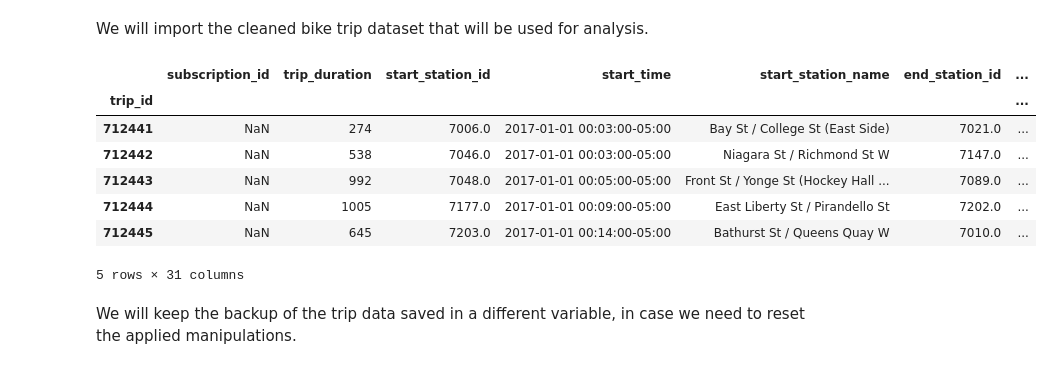
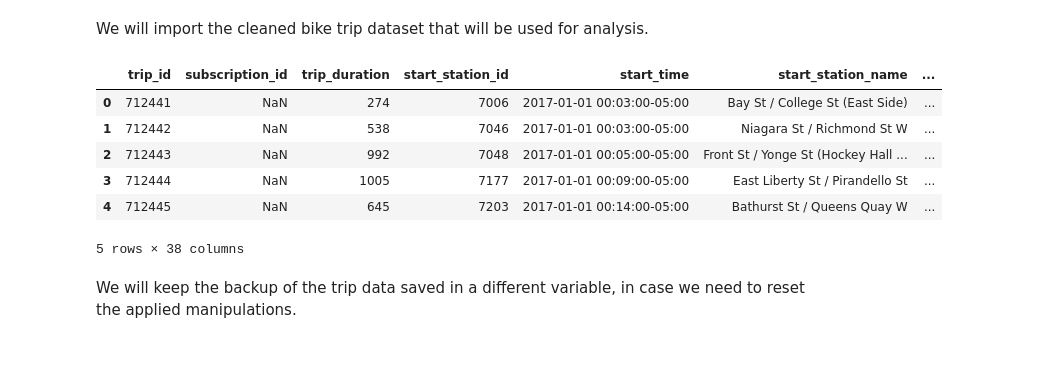
Before and after one commit to yokoyana/toronto_bike_share, a Jupyter notebook: project3.ipynb, the cells around one changed output. Saved outputs shown, nothing was run; the diff lists cells and outputs as text; code cells hidden in the pictures.

```diff
--- a/project3.ipynb
+++ b/project3.ipynb
@@ -47,17 +51,15 @@ vertical-align: middle;
 We will import the cleaned bike trip dataset that will be used for analysis.
 # %%
 #Import cleaned bike trip data
-df_trips_data=pd.read_csv('df_merged_data.csv')
-df_trips_data.set_index(keys='trip_id', drop=True, inplace=True)
+df_trips_data=pd.read_csv('trips_data_modelling.csv')
 df_trips_data.head()
 # %% [output]
-|  | subscription_id | trip_duration | start_station_id | start_time | start_station_name | end_station_id | ... |
-| trip_id |  |  |  |  |  |  | ... |
-| 712441 | NaN | 274 | 7006.0 | 2017-01-01 00:03:00-05:00 | Bay St / College St (East Side) | 7021.0 | ... |
-| 712442 | NaN | 538 | 7046.0 | 2017-01-01 00:03:00-05:00 | Niagara St / Richmond St W | 7147.0 | ... |
-| 712443 | NaN | 992 | 7048.0 | 2017-01-01 00:05:00-05:00 | Front St / Yonge St (Hockey Hall ... | 7089.0 | ... |
-| 712444 | NaN | 1005 | 7177.0 | 2017-01-01 00:09:00-05:00 | East Liberty St / Pirandello St | 7202.0 | ... |
-| 712445 | NaN | 645 | 7203.0 | 2017-01-01 00:14:00-05:00 | Bathurst St / Queens Quay W | 7010.0 | ... |
+|  | trip_id | subscription_id | trip_duration | start_station_id | start_time | start_station_name | ... |
+| 0 | 712441 | NaN | 274 | 7006 | 2017-01-01 00:03:00-05:00 | Bay St / College St (East Side) | ... |
+| 1 | 712442 | NaN | 538 | 7046 | 2017-01-01 00:03:00-05:00 | Niagara St / Richmond St W | ... |
+| 2 | 712443 | NaN | 992 | 7048 | 2017-01-01 00:05:00-05:00 | Front St / Yonge St (Hockey Hall ... | ... |
+| 3 | 712444 | NaN | 1005 | 7177 | 2017-01-01 00:09:00-05:00 | East Liberty St / Pirandello St | ... |
+| 4 | 712445 | NaN | 645 | 7203 | 2017-01-01 00:14:00-05:00 | Bathurst St / Queens Quay W | ... |
-5 rows × 31 columns
+5 rows × 38 columns
 # %% [markdown]
 We will keep the backup of the trip data saved in a different variable, in case we need to reset the applied manipulations.
```
Also changed, not shown: parts of 61 cells of this notebook.
